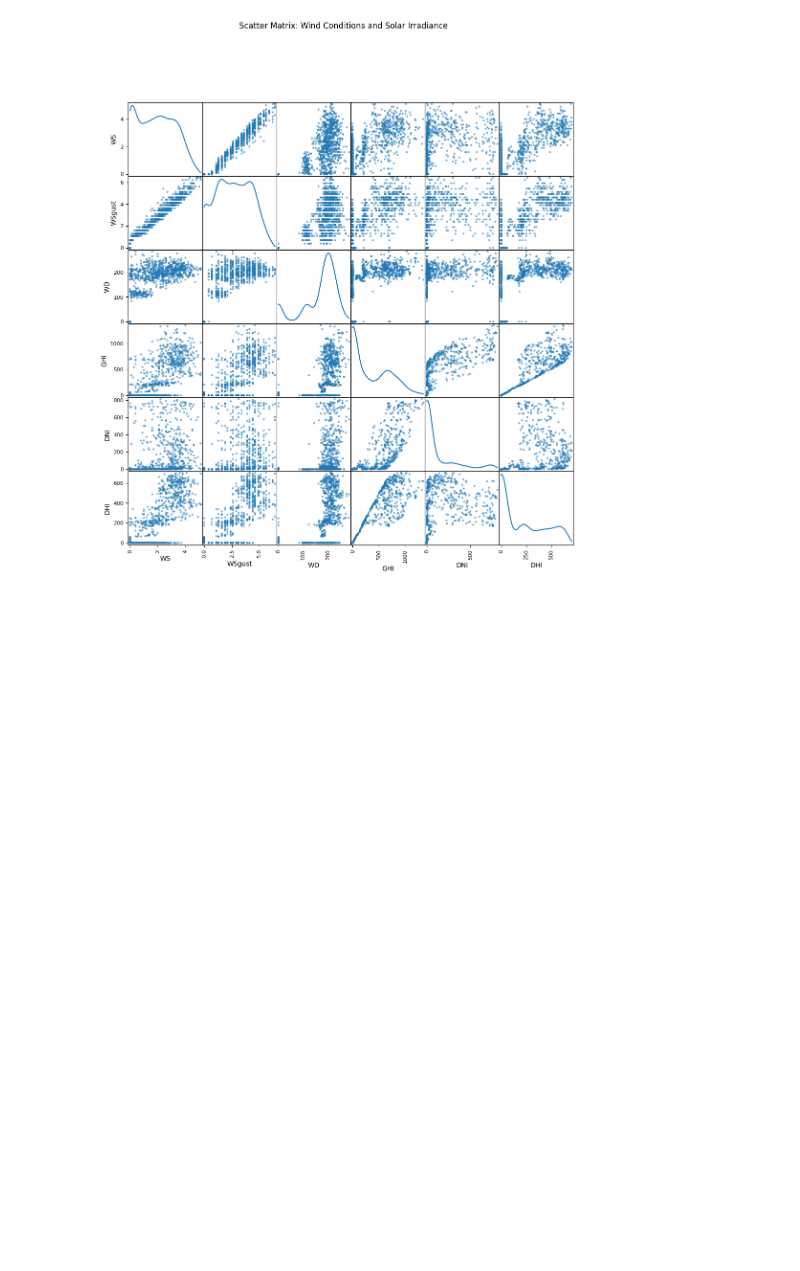
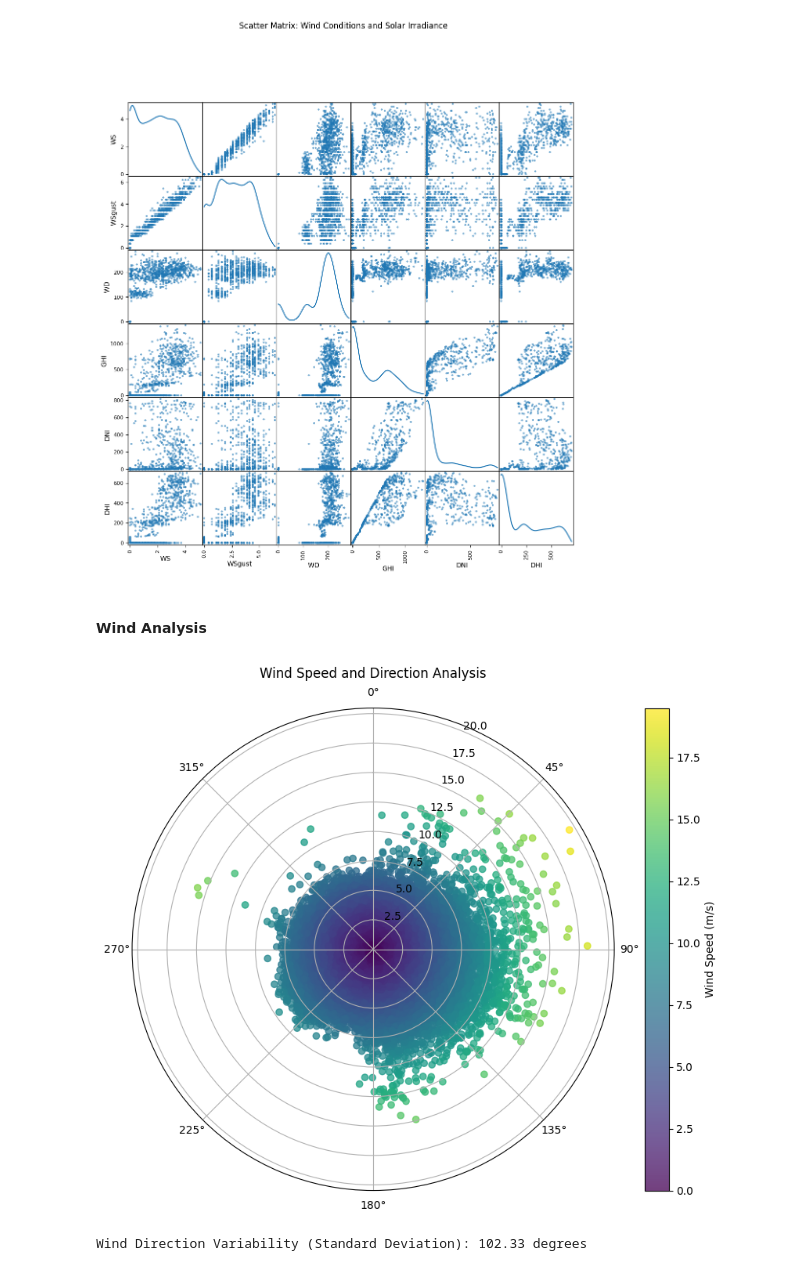
Before and after one commit to brook1167/MoonLight-Energy-Solutions, a Jupyter notebook: notebooks/benin-malanville-analysis.ipynb, the cells around one changed output. Cells and saved outputs as stored; diff of their text form; code cells hidden in the pictures; blank space fills up the shorter version.

Commit message:
ploat wind analysis

```diff
--- a/notebooks/benin-malanville-analysis.ipynb
+++ b/notebooks/benin-malanville-analysis.ipynb
@@ -368,3 +368,10 @@ ploat_correlation_analysis(df_benin)
 [figure]
 [figure]
 [figure]
+# %% [markdown]
+#### Wind Analysis
+# %%
+ploat_wind_analysis(df_benin)
+# %% [output]
+[figure, added]
+Wind Direction Variability (Standard Deviation): 102.33 degrees
```
